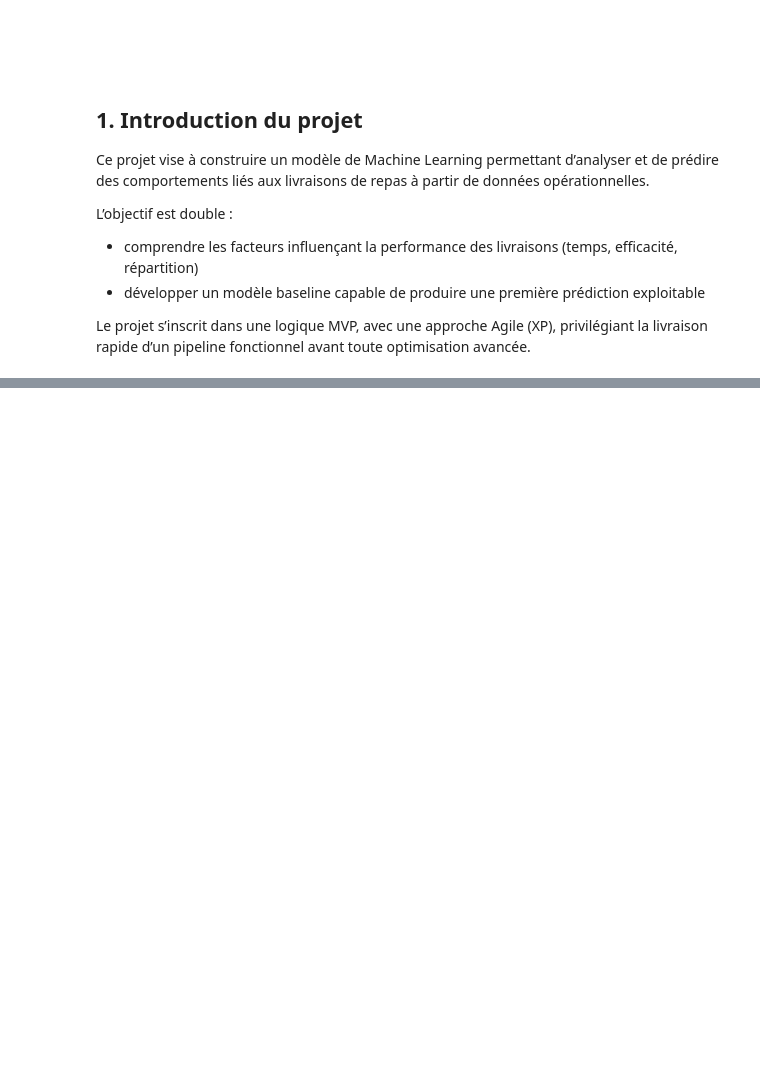
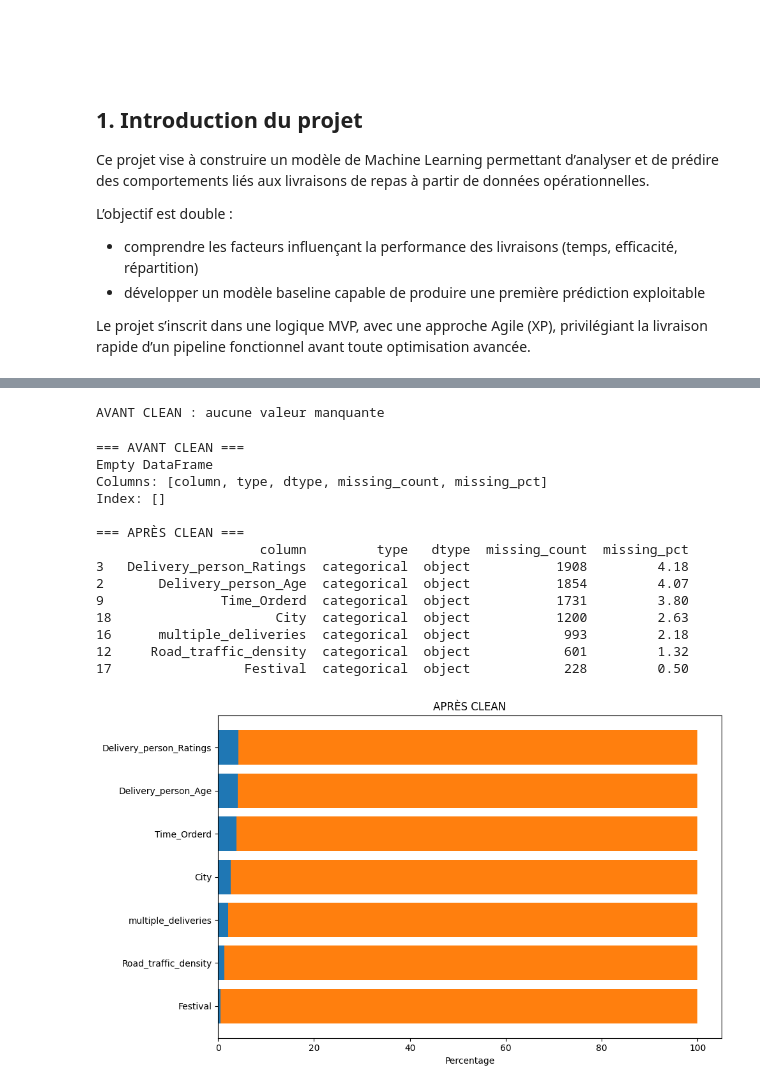
Before and after one commit to daviddelgadop/green-fast-project, a Jupyter notebook: notebook/green_fast_mvp.ipynb, the cells around one changed output, grey strips where cells are left out. Cells and saved outputs as stored; diff of their text form; code cells hidden in the pictures; blank space fills up the shorter version.

```diff
--- a/notebook/green_fast_mvp.ipynb
+++ b/notebook/green_fast_mvp.ipynb
@@ -180,0 +158,2 @@ Selected file: train.csv
+# %%
+df_train, df_test = load_data("../data/train.csv", "../data/test.csv")
@@ -180,0 +231,4 @@ Selected file: train.csv
+# %%
+df_all_info = add_split_flag(df_train, df_test)
+
+df = df_train
@@ -180,0 +467,43 @@ Selected file: train.csv
+# %%
+strategy_config = {
+    # NUMERICAL
+    "Delivery_person_Age": "median",
+    "Delivery_person_Ratings": "median",
+    "multiple_deliveries": "median",
+
+    # CATEGORICAL
+    "Festival": "constant:No",
+    "City": "mode",
+    "Road_traffic_density": "mode",
+    "Time_Orderd": "mode"
+}
+
+
+target_col = "Time_taken(min)"
+
+y = df[target_col]
+X = df.drop(columns=[target_col])
+
+plot_missing(X, "AVANT CLEAN")
+# %% [output]
+AVANT CLEAN : aucune valeur manquante
+# %%
+X = clean_strings(X, verbose=True)
+plot_missing(X, "APRÈS CLEAN")
+X = convert_types(X)
+# %% [output]
+=== AVANT CLEAN ===
+Empty DataFrame
+Columns: [column, type, dtype, missing_count, missing_pct]
+Index: []
+
+=== APRÈS CLEAN ===
+                     column         type   dtype  missing_count  missing_pct
+3   Delivery_person_Ratings  categorical  object           1908         4.18
+2       Delivery_person_Age  categorical  object           1854         4.07
+9               Time_Orderd  categorical  object           1731         3.80
+18                     City  categorical  object           1200         2.63
+16      multiple_deliveries  categorical  object            993         2.18
+12     Road_traffic_density  categorical  object            601         1.32
+17                 Festival  categorical  object            228         0.50
+[figure, added]
```
Also changed, not shown: parts of 13 cells of this notebook, 1 other file.
